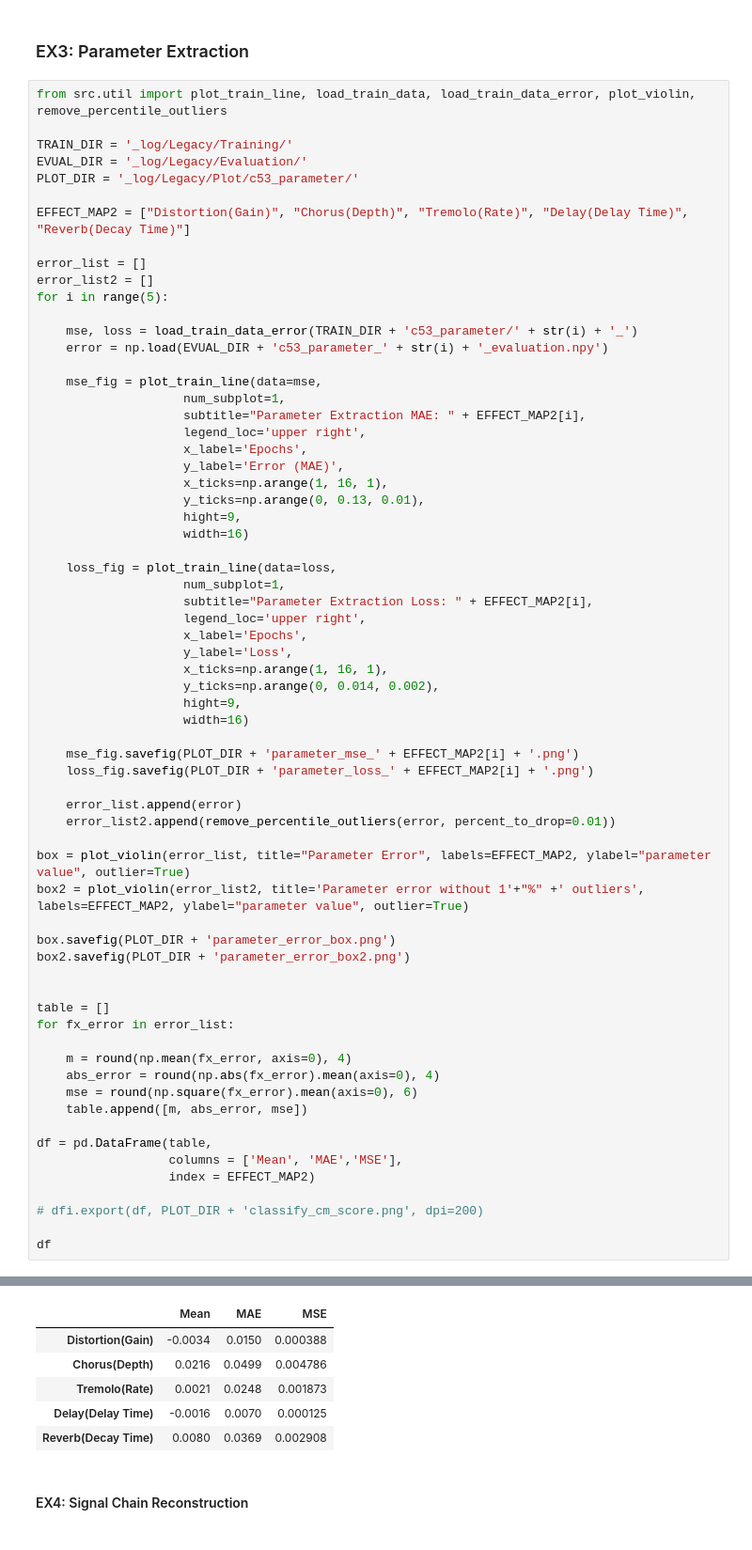
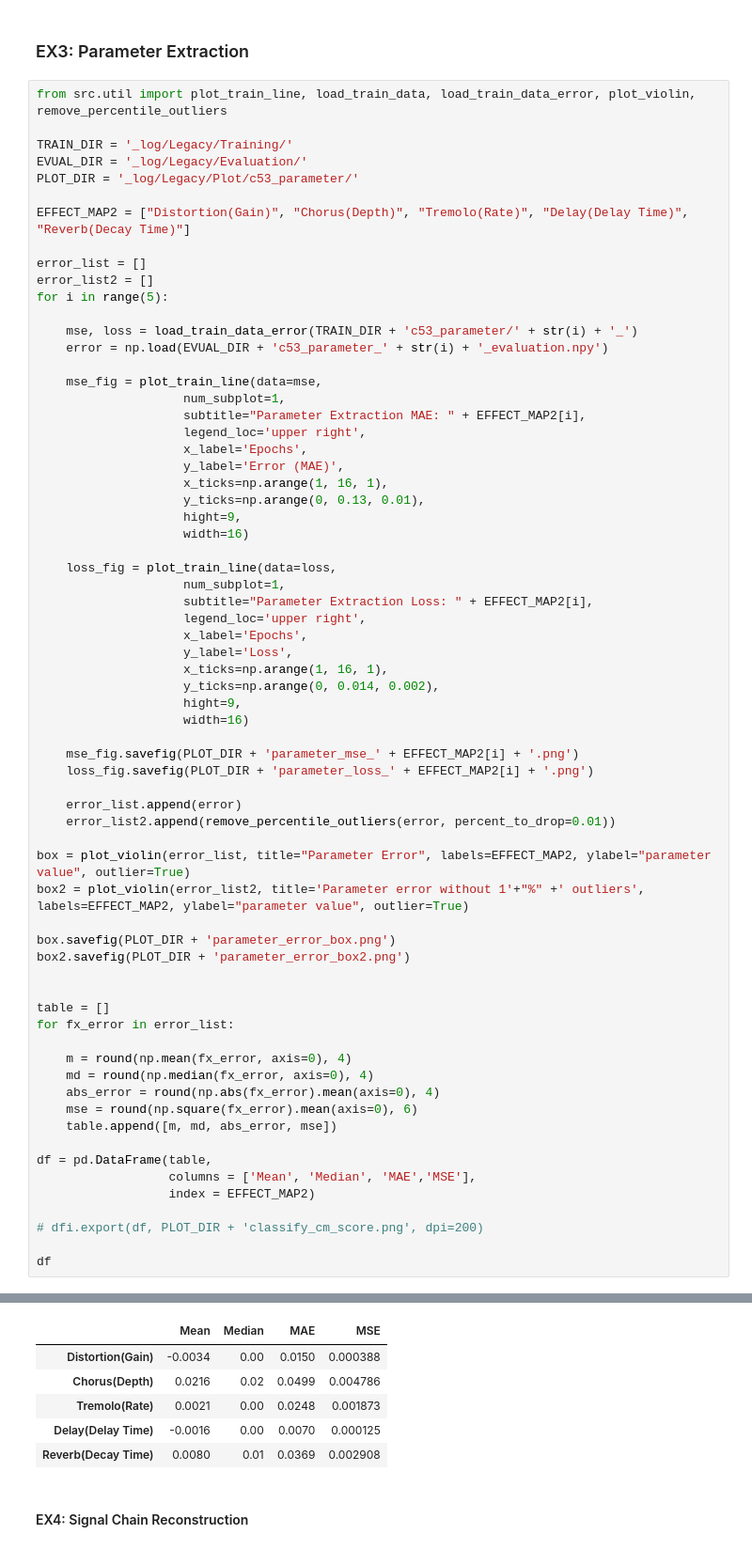
Before and after one commit to DCisHurt/Guitar-MIR, a Jupyter notebook: ex5_data_analysis.ipynb, the cells around one changed output, grey strips where cells are left out. Shown at 94% size. Cells and saved outputs as stored; diff of their text form.

Commit message:
add median

```diff
--- a/ex5_data_analysis.ipynb
+++ b/ex5_data_analysis.ipynb
@@ -203,41 +203,42 @@ box2 = plot_violin(error_list2, title='Parameter error without 1'+"%" +' outlier
 box.savefig(PLOT_DIR + 'parameter_error_box.png')
 box2.savefig(PLOT_DIR + 'parameter_error_box2.png')
 
 
 table = []
 for fx_error in error_list:
 
     m = round(np.mean(fx_error, axis=0), 4)
+    md = round(np.median(fx_error, axis=0), 4)
     abs_error = round(np.abs(fx_error).mean(axis=0), 4)
     mse = round(np.square(fx_error).mean(axis=0), 6)
-    table.append([m, abs_error, mse])
+    table.append([m, md, abs_error, mse])
 
 df = pd.DataFrame(table,
-                  columns = ['Mean', 'MAE','MSE'],
+                  columns = ['Mean', 'Median', 'MAE','MSE'],
                   index = EFFECT_MAP2)
 
 # dfi.export(df, PLOT_DIR + 'classify_cm_score.png', dpi=200)
 
 df
 # %% [output]
 [figure]
 [figure]
 [figure]
 [figure]
 [figure]
 [figure]
 [figure]
 [figure]
 [figure]
 [figure]
 [figure]
 [figure]
-|  | Mean | MAE | MSE |
-| Distortion(Gain) | -0.0034 | 0.0150 | 0.000388 |
-| Chorus(Depth) | 0.0216 | 0.0499 | 0.004786 |
-| Tremolo(Rate) | 0.0021 | 0.0248 | 0.001873 |
-| Delay(Delay Time) | -0.0016 | 0.0070 | 0.000125 |
-| Reverb(Decay Time) | 0.0080 | 0.0369 | 0.002908 |
+|  | Mean | Median | MAE | MSE |
+| Distortion(Gain) | -0.0034 | 0.00 | 0.0150 | 0.000388 |
+| Chorus(Depth) | 0.0216 | 0.02 | 0.0499 | 0.004786 |
+| Tremolo(Rate) | 0.0021 | 0.00 | 0.0248 | 0.001873 |
+| Delay(Delay Time) | -0.0016 | 0.00 | 0.0070 | 0.000125 |
+| Reverb(Decay Time) | 0.0080 | 0.01 | 0.0369 | 0.002908 |
 # %% [markdown]
 #### EX4: Signal Chain Reconstruction
 # %%
```
